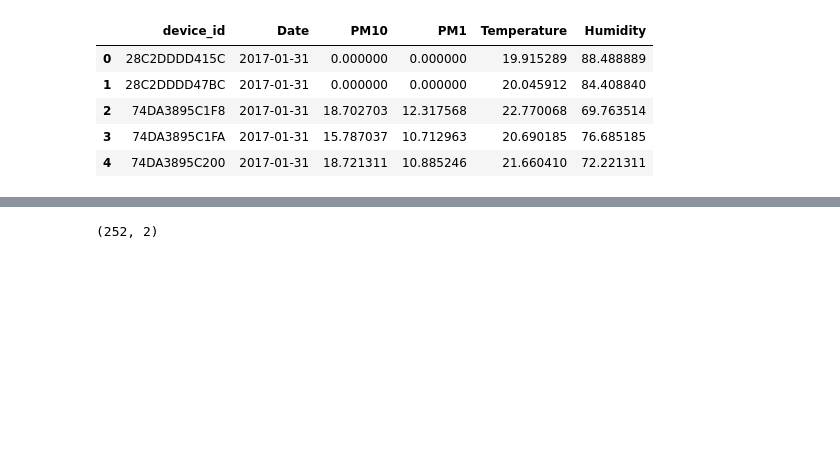
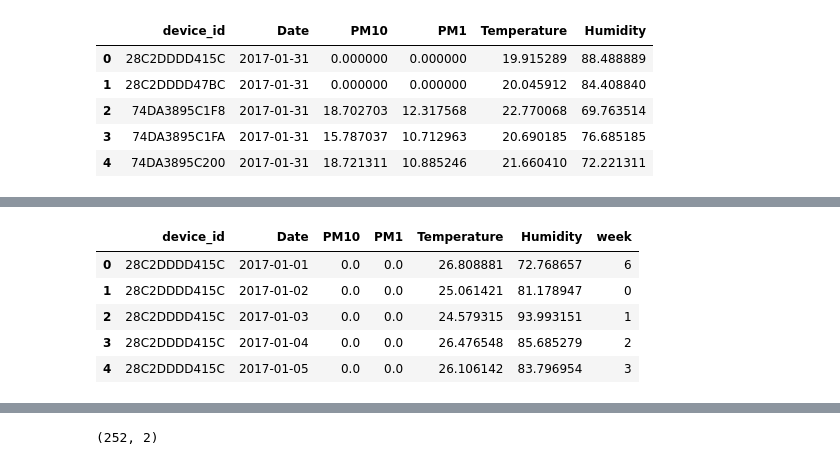
Before and after one commit to murphyhan/aia, a Jupyter notebook: pm25.ipynb, the cells around one changed output, grey strips where cells are left out. Saved outputs shown, nothing was run; the diff lists cells and outputs as text; code cells hidden in the pictures; blank space fills up the shorter version.

```diff
--- a/pm25.ipynb
+++ b/pm25.ipynb
@@ -104,3 +115,13 @@ print(all_data.shape)
+# %%
+all_data['week'] = pd.to_datetime(all_data['Date']).dt.weekday
+all_data.head()
+# %% [output]
+|  | device_id | Date | PM10 | PM1 | Temperature | Humidity | week |
+| 0 | 28C2DDDD415C | 2017-01-01 | 0.0 | 0.0 | 26.808881 | 72.768657 | 6 |
+| 1 | 28C2DDDD415C | 2017-01-02 | 0.0 | 0.0 | 25.061421 | 81.178947 | 0 |
+| 2 | 28C2DDDD415C | 2017-01-03 | 0.0 | 0.0 | 24.579315 | 93.993151 | 1 |
+| 3 | 28C2DDDD415C | 2017-01-04 | 0.0 | 0.0 | 26.476548 | 85.685279 | 2 |
+| 4 | 28C2DDDD415C | 2017-01-05 | 0.0 | 0.0 | 26.106142 | 83.796954 | 3 |
 # %%
 
 #all_data=all_data.drop(columns=['Temperature','Humidity','lat','lon'])
```
Also changed, not shown: parts of 19 cells of this notebook.
